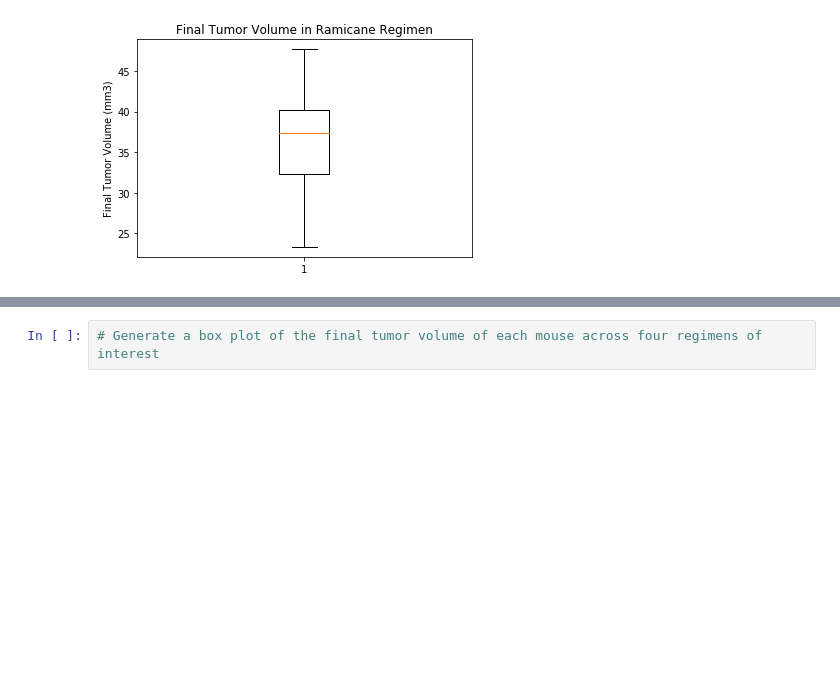
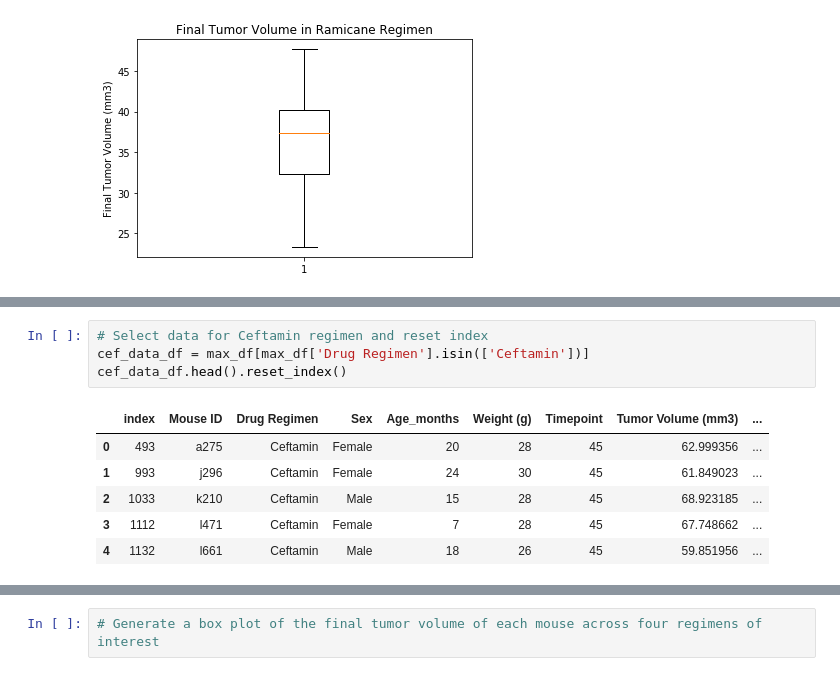
Before and after one commit to nguyenpe17/Matplotlib-The-Power-of-Plots, a Jupyter notebook: pymaceuticals_starter.ipynb, the cells around one changed output, grey strips where cells are left out. Cells and saved outputs as stored; diff of their text form; blank space fills up the shorter version.

```diff
--- a/pymaceuticals_starter.ipynb
+++ b/pymaceuticals_starter.ipynb
@@ -294,0 +354,11 @@ plt.show()
+# %%
+# Select data for Ceftamin regimen and reset index
+cef_data_df = max_df[max_df['Drug Regimen'].isin(['Ceftamin'])]
+cef_data_df.head().reset_index()
+# %% [output]
+|  | index | Mouse ID | Drug Regimen | Sex | Age_months | Weight (g) | Timepoint | Tumor Volume (mm3) | ... |
+| 0 | 493 | a275 | Ceftamin | Female | 20 | 28 | 45 | 62.999356 | ... |
+| 1 | 993 | j296 | Ceftamin | Female | 24 | 30 | 45 | 61.849023 | ... |
+| 2 | 1033 | k210 | Ceftamin | Male | 15 | 28 | 45 | 68.923185 | ... |
+| 3 | 1112 | l471 | Ceftamin | Female | 7 | 28 | 45 | 67.748662 | ... |
+| 4 | 1132 | l661 | Ceftamin | Male | 18 | 26 | 45 | 59.851956 | ... |
```
Also changed, not shown: parts of 8 cells of this notebook.
